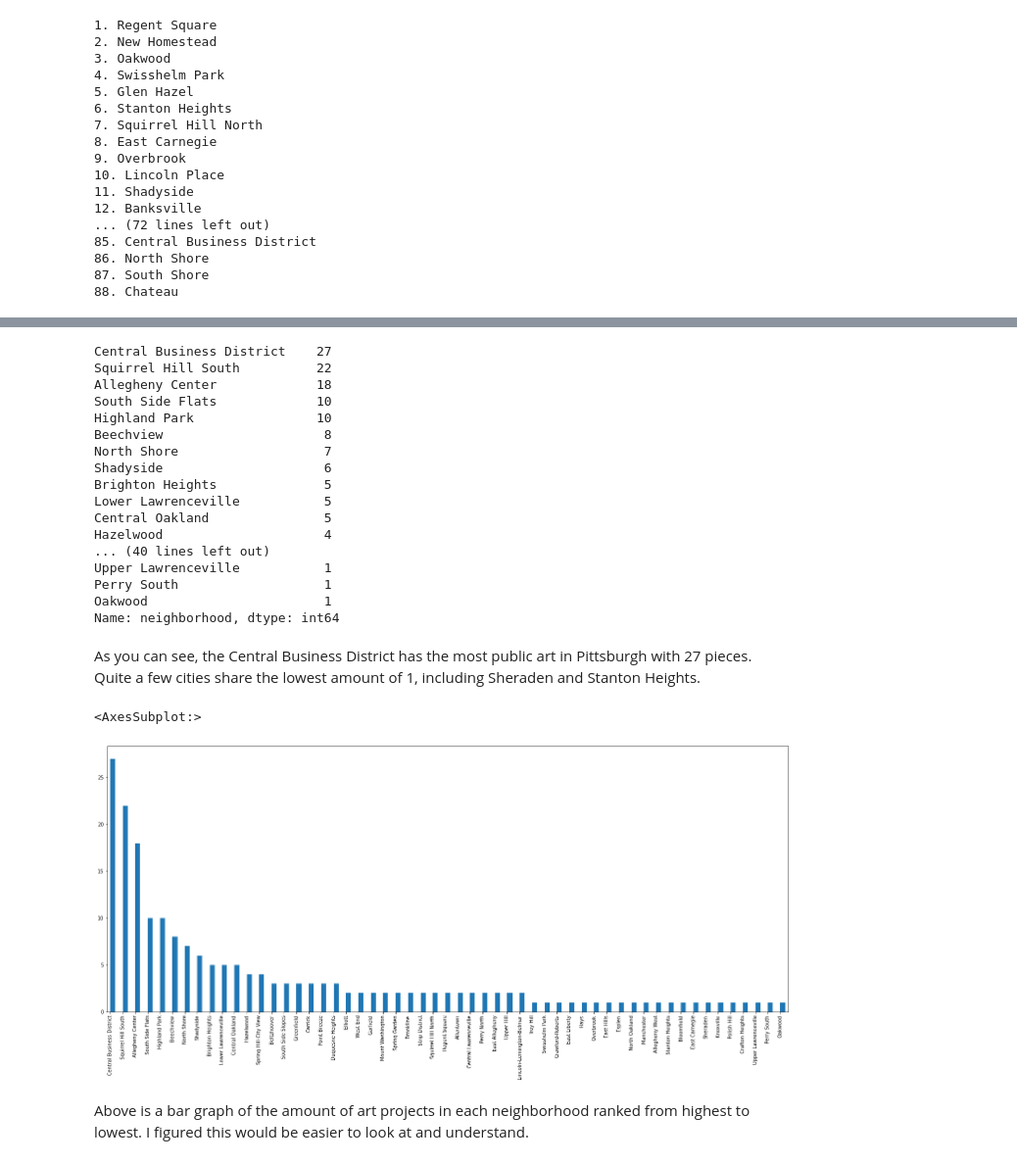
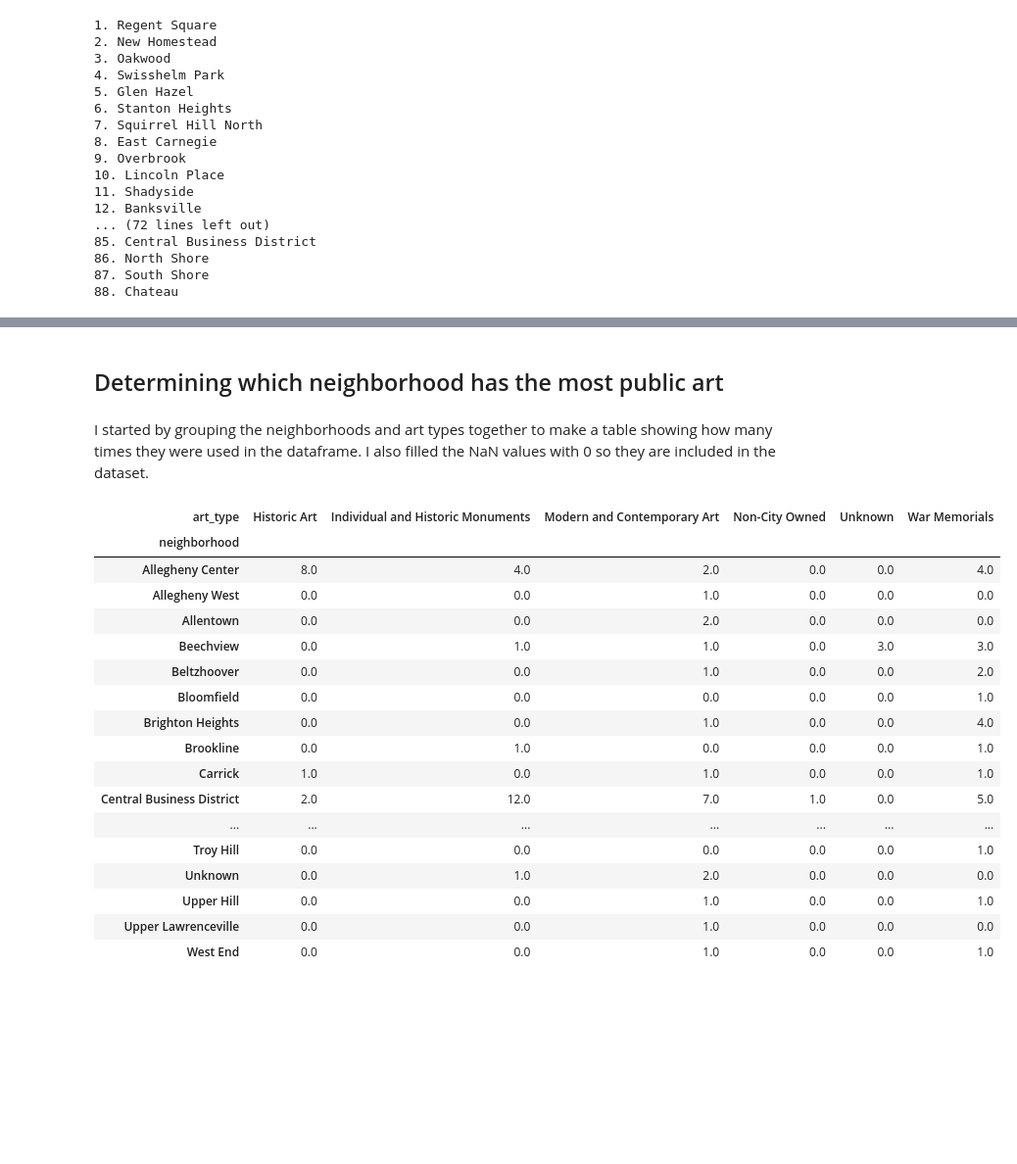
Before and after one commit to jrddp/Big-Ideas-Final-Project, a Jupyter notebook: combined.ipynb, the cells around one changed output, grey strips where cells are left out. Shown: that part at 98% size. Drawn from its saved outputs; the diff is of its cells as text; code cells hidden in the pictures; blank space fills up the shorter version.

```diff
--- a/combined.ipynb
+++ b/combined.ipynb
@@ -235,31 +261,26 @@ parks.head()
-# %%
-#Lists the amount of times each neighborhood had a public art project in the dataset.
-parks['neighborhood'].value_counts()
-# %% [output]
-Central Business District    27
-Squirrel Hill South          22
-Allegheny Center             18
-South Side Flats             10
-Highland Park                10
-Beechview                     8
-North Shore                   7
-Shadyside                     6
-Brighton Heights              5
-Lower Lawrenceville           5
-Central Oakland               5
-Hazelwood                     4
-... (40 lines left out)
-Upper Lawrenceville           1
-Perry South                   1
-Oakwood                       1
-Name: neighborhood, dtype: int64
-# %% [markdown]
-As you can see, the Central Business District has the most public art in Pittsburgh with 27 pieces. Quite a few cities share the lowest amount of 1, including Sheraden and Stanton Heights.
-# %%
-#A bar graph of the amount of art projects in each neighborhood.
-parks['neighborhood'].value_counts().plot(kind='bar', width=.4, figsize=(25,10), position=0)
-# %% [output]
-<AxesSubplot:>
-[figure, removed]
-# %% [markdown]
-Above is a bar graph of the amount of art projects in each neighborhood ranked from highest to lowest. I figured this would be easier to look at and understand.
+# %% [markdown]
+## Determining which neighborhood has the most public art
+# %% [markdown]
+I started by grouping the neighborhoods and art types together to make a table showing how many times they were used in the dataframe. I also filled the NaN values with 0 so they are included in the dataset.
+# %%
+park = pd.DataFrame(parks.groupby(["neighborhood", "art_type"]).size().unstack().fillna(0))
+park
+# %% [output]
+| art_type | Historic Art | Individual and Historic Monuments | Modern and Contemporary Art | Non-City Owned | Unknown | War Memorials |
+| neighborhood |  |  |  |  |  |  |
+| Allegheny Center | 8.0 | 4.0 | 2.0 | 0.0 | 0.0 | 4.0 |
+| Allegheny West | 0.0 | 0.0 | 1.0 | 0.0 | 0.0 | 0.0 |
+| Allentown | 0.0 | 0.0 | 2.0 | 0.0 | 0.0 | 0.0 |
+| Beechview | 0.0 | 1.0 | 1.0 | 0.0 | 3.0 | 3.0 |
+| Beltzhoover | 0.0 | 0.0 | 1.0 | 0.0 | 0.0 | 2.0 |
+| Bloomfield | 0.0 | 0.0 | 0.0 | 0.0 | 0.0 | 1.0 |
+| Brighton Heights | 0.0 | 0.0 | 1.0 | 0.0 | 0.0 | 4.0 |
+| Brookline | 0.0 | 1.0 | 0.0 | 0.0 | 0.0 | 1.0 |
+| Carrick | 1.0 | 0.0 | 1.0 | 0.0 | 0.0 | 1.0 |
+| Central Business District | 2.0 | 12.0 | 7.0 | 1.0 | 0.0 | 5.0 |
+| ... | ... | ... | ... | ... | ... | ... |
+| Troy Hill | 0.0 | 0.0 | 0.0 | 0.0 | 0.0 | 1.0 |
+| Unknown | 0.0 | 1.0 | 2.0 | 0.0 | 0.0 | 0.0 |
+| Upper Hill | 0.0 | 0.0 | 1.0 | 0.0 | 0.0 | 1.0 |
+| Upper Lawrenceville | 0.0 | 0.0 | 1.0 | 0.0 | 0.0 | 0.0 |
+| West End | 0.0 | 0.0 | 1.0 | 0.0 | 0.0 | 1.0 |
```
Also changed, not shown: parts of 10 cells of this notebook.
